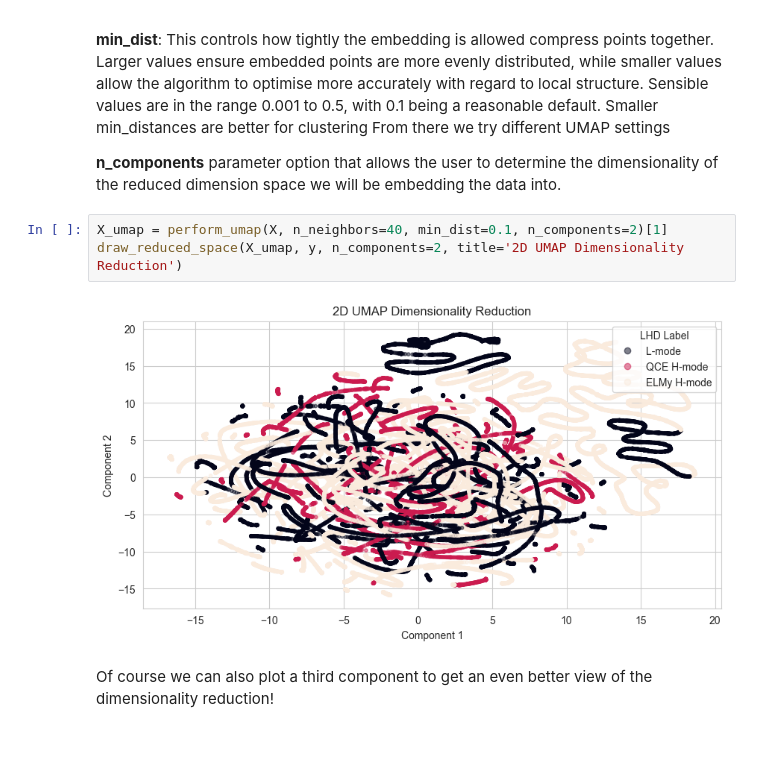
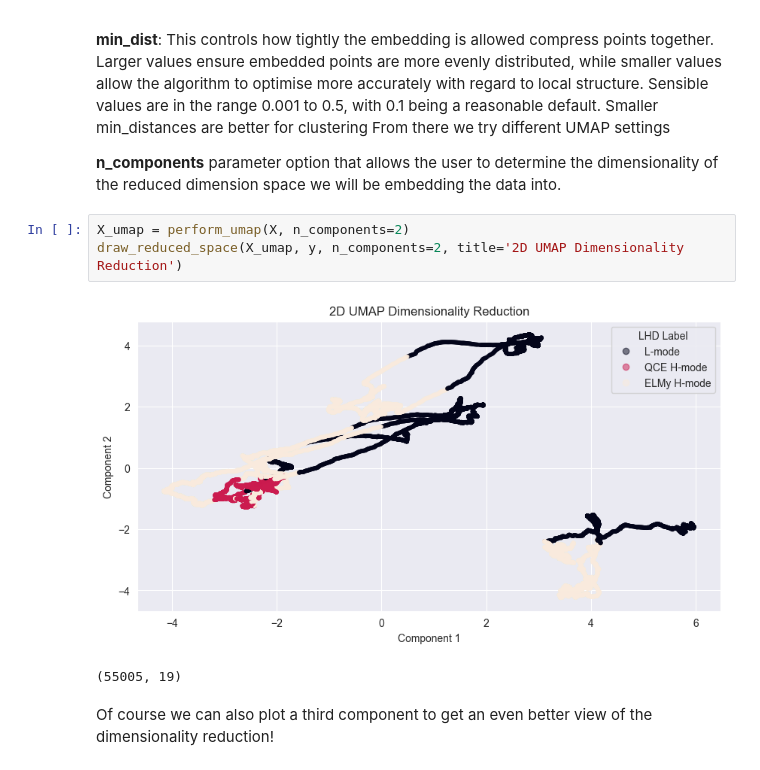
Before and after one commit to Captcha-ML/tokamak-unsupervised, a Jupyter notebook: initial_analysis.ipynb, the cells around one changed output. Drawn from its saved outputs; the diff is of its cells as text; blank space fills up the shorter version.

```diff
--- a/initial_analysis.ipynb
+++ b/initial_analysis.ipynb
@@ -275,10 +279,11 @@ From there we try different UMAP settings
 
 **n_components** parameter option that allows the user to determine the dimensionality of the reduced dimension space we will be embedding the data into.
 # %%
-X_umap = perform_umap(X, n_neighbors=40, min_dist=0.1, n_components=2)[1]
+X_umap = perform_umap(X, n_components=2)
 draw_reduced_space(X_umap, y, n_components=2, title='2D UMAP Dimensionality Reduction')
 # %% [output]
-[figure, old version]
+[figure, new version]
+(55005, 19)
 # %% [markdown]
 Of course we can also plot a third component to get an even better view of the dimensionality reduction!
 # %%
```
Also changed, not shown: parts of 13 cells of this notebook.
